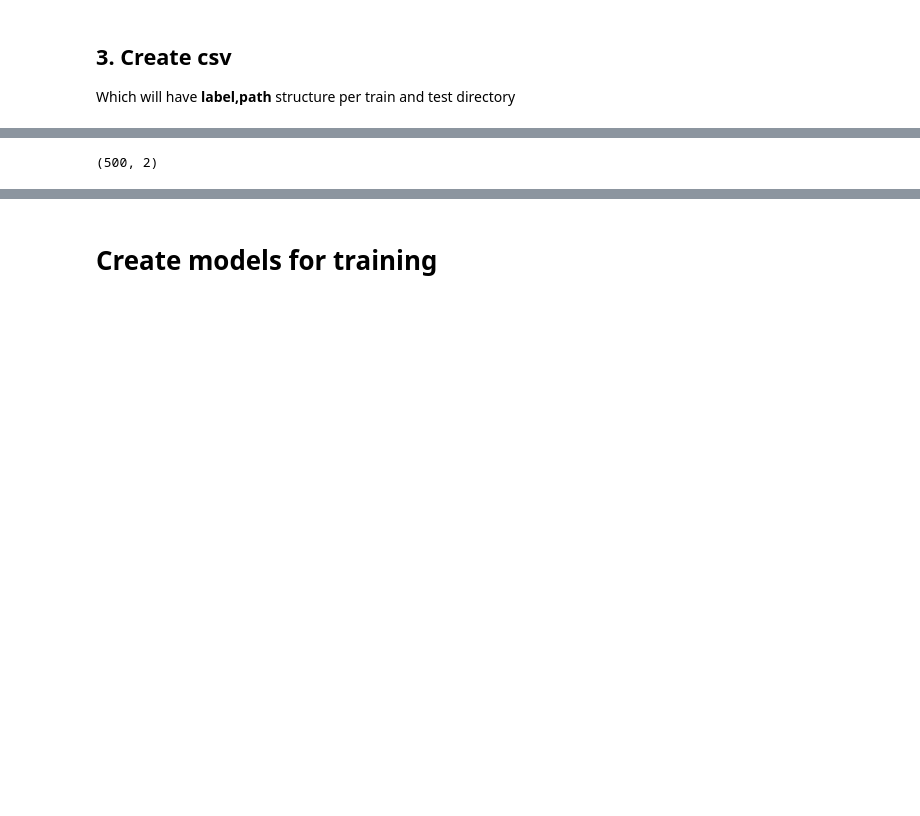
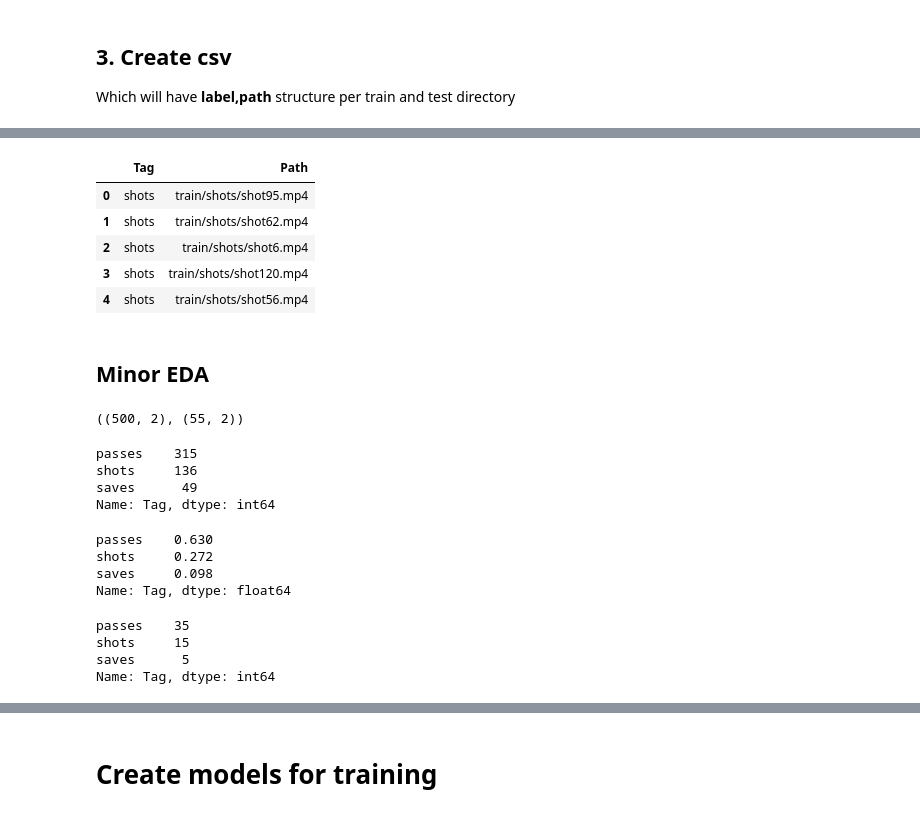
Before and after one commit to MCygert/handball_classifier, a Jupyter notebook: handball_video_classification.ipynb, the cells around one changed output, grey strips where cells are left out. Cells and saved outputs as stored; diff of their text form; code cells hidden in the pictures; blank space fills up the shorter version.

```diff
--- a/handball_video_classification.ipynb
+++ b/handball_video_classification.ipynb
@@ -124,29 +124,65 @@ dict_keys(['test/passes', 'shots', 'saves'])
 # %%
 def get_files_path(path):
   list_of_paths = []
-  for root, dirs, files in os.walk("train/" + path):
+  for root, dirs, files in os.walk(path):
     for filename in files:
       list_of_paths.append(root + '/' + filename)
   return list_of_paths
 # %%
 # Trying to create correct label
 import pandas as pd
-map_for_paths = {"shots": get_files_path('shots'),
-                 'saves': get_files_path('saves'),
-                 'passes': get_files_path('passes')}
-
-list_of_tuples_for_data_frame = []
-shots = map_for_paths['shots']
-saves = map_for_paths['saves']
-passes = map_for_paths['passes']
-for path in shots:
-  list_of_tuples_for_data_frame.append(('shots', path))
-for path in saves:
-  list_of_tuples_for_data_frame.append(('saves', path))
-for path in passes:
-  list_of_tuples_for_data_frame.append(('passes', path))
-list_of_tuples_for_data_frame[:5]
-df = pd.DataFrame(list_of_tuples_for_data_frame, columns=['Tag', 'Path'])
-df.shape
+def create_data_frame(path):
+  path_shots = path + 'shots'
+  map_for_paths = {'shots': get_files_path(path_shots),
+                 'saves': get_files_path(path + 'saves'),
+                 'passes': get_files_path(path + 'passes')}
+  list_of_tuples_for_data_frame = []
+  shots = map_for_paths['shots']
+  saves = map_for_paths['saves']
+  passes = map_for_paths['passes']
+  for path in shots:
+    list_of_tuples_for_data_frame.append(('shots', path))
+  for path in saves:
+    list_of_tuples_for_data_frame.append(('saves', path))
+  for path in passes:
+    list_of_tuples_for_data_frame.append(('passes', path))
+  return pd.DataFrame(list_of_tuples_for_data_frame, columns=['Tag', 'Path'])
-# %% [output]
-(500, 2)
+# %%
+train_df = create_data_frame('train/')
+test_df = create_data_frame('test/')
+
+train_df.head()
+# %% [output]
+|  | Tag | Path |
+| 0 | shots | train/shots/shot95.mp4 |
+| 1 | shots | train/shots/shot62.mp4 |
+| 2 | shots | train/shots/shot6.mp4 |
+| 3 | shots | train/shots/shot120.mp4 |
+| 4 | shots | train/shots/shot56.mp4 |
+# %% [markdown]
+## Minor EDA
+# %%
+train_df.shape, test_df.shape
+# %% [output]
+((500, 2), (55, 2))
+# %%
+train_df['Tag'].value_counts()
+# %% [output]
+passes    315
+shots     136
+saves      49
+Name: Tag, dtype: int64
+# %%
+train_df['Tag'].value_counts(normalize=True)
+# %% [output]
+passes    0.630
+shots     0.272
+saves     0.098
+Name: Tag, dtype: float64
+# %%
+test_df['Tag'].value_counts()
+# %% [output]
+passes    35
+shots     15
+saves      5
+Name: Tag, dtype: int64
```
Also changed, not shown: parts of 18 cells of this notebook.
